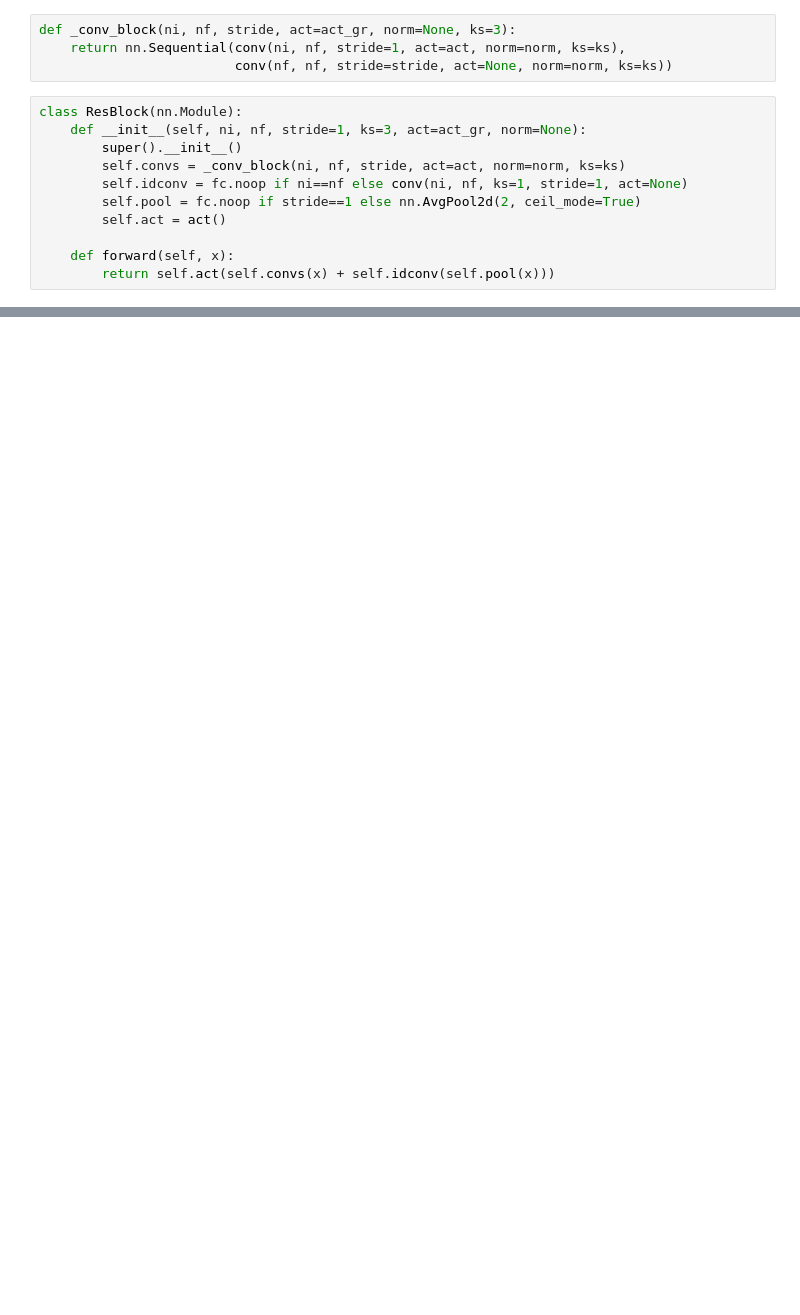
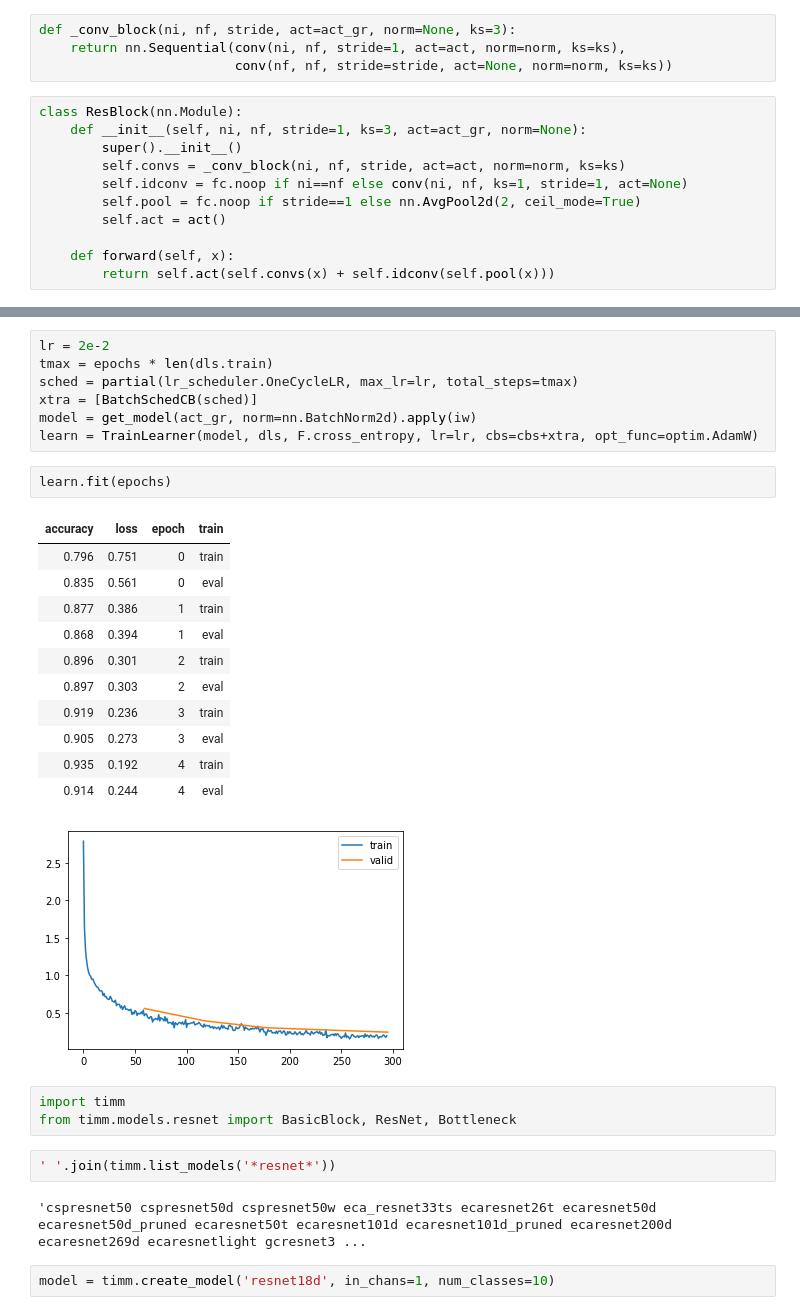
Before and after one commit to hemant0591/ResNets, a Jupyter notebook: ResNets.ipynb, the cells around one changed output, grey strips where cells are left out. Cells and saved outputs as stored; diff of their text form; blank space fills up the shorter version.

```diff
--- a/ResNets.ipynb
+++ b/ResNets.ipynb
@@ -114,0 +173,31 @@ Type:      function
+# %%
+lr = 2e-2
+tmax = epochs * len(dls.train)
+sched = partial(lr_scheduler.OneCycleLR, max_lr=lr, total_steps=tmax)
+xtra = [BatchSchedCB(sched)]
+model = get_model(act_gr, norm=nn.BatchNorm2d).apply(iw)
+learn = TrainLearner(model, dls, F.cross_entropy, lr=lr, cbs=cbs+xtra, opt_func=optim.AdamW)
+# %%
+learn.fit(epochs)
+# %% [output]
+| accuracy | loss | epoch | train |
+| 0.796 | 0.751 | 0 | train |
+| 0.835 | 0.561 | 0 | eval |
+| 0.877 | 0.386 | 1 | train |
+| 0.868 | 0.394 | 1 | eval |
+| 0.896 | 0.301 | 2 | train |
+| 0.897 | 0.303 | 2 | eval |
+| 0.919 | 0.236 | 3 | train |
+| 0.905 | 0.273 | 3 | eval |
+| 0.935 | 0.192 | 4 | train |
+| 0.914 | 0.244 | 4 | eval |
+[figure, added]
+# %%
+import timm
+from timm.models.resnet import BasicBlock, ResNet, Bottleneck
+# %%
+' '.join(timm.list_models('*resnet*'))
+# %% [output]
+'cspresnet50 cspresnet50d cspresnet50w eca_resnet33ts ecaresnet26t ecaresnet50d ecaresnet50d_pruned ecaresnet50t ecaresnet101d ecaresnet101d_pruned ecaresnet200d ecaresnet269d ecaresnetlight gcresnet3 ...
+# %%
+model = timm.create_model('resnet18d', in_chans=1, num_classes=10)
```
Also changed, not shown: parts of 12 cells of this notebook.
